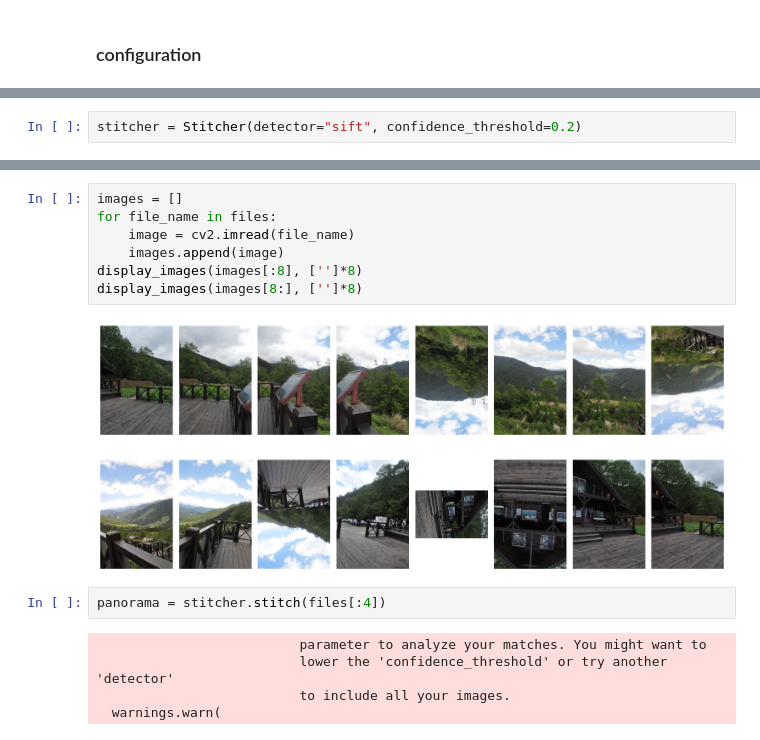
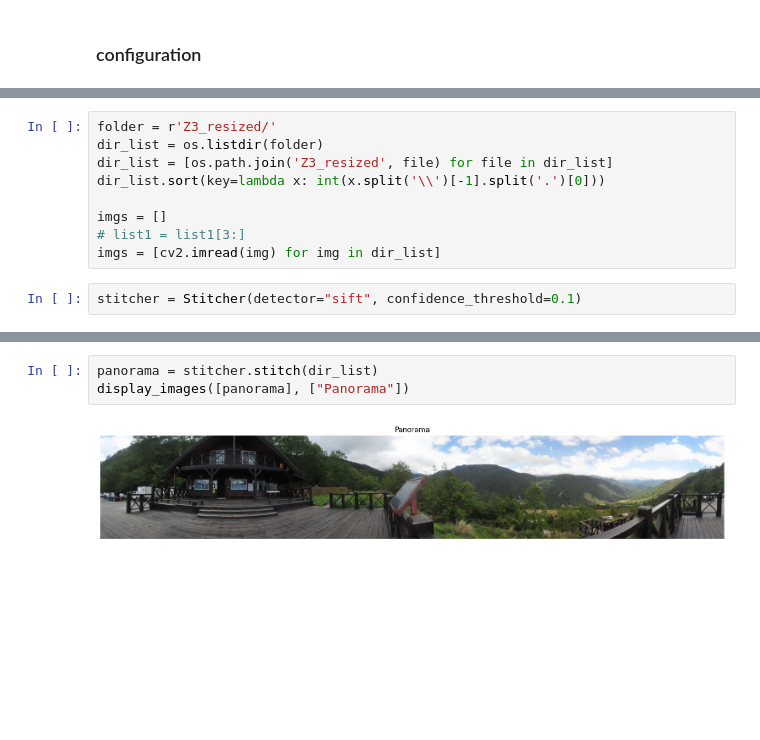
Before and after one commit to vabpf/cpv_with_huy, a Jupyter notebook: CuaBinh/stitching_detailed.ipynb, the cells around one changed output, grey strips where cells are left out. Cells and saved outputs as stored; diff of their text form; blank space fills up the shorter version.

```diff
--- a/CuaBinh/stitching_detailed.ipynb
+++ b/CuaBinh/stitching_detailed.ipynb
@@ -16,2 +61,11 @@ stitcher = Stitcher()
+# %%
+folder = r'Z3_resized/'
+dir_list = os.listdir(folder)
+dir_list = [os.path.join('Z3_resized', file) for file in dir_list]
+dir_list.sort(key=lambda x: int(x.split('\\')[-1].split('.')[0]))
+
+imgs = []
+# list1 = list1[3:]
+imgs = [cv2.imread(img) for img in dir_list]
 # %%
-stitcher = Stitcher(detector="sift", confidence_threshold=0.2)
+stitcher = Stitcher(detector="sift", confidence_threshold=0.1)
@@ -32,17 +72,5 @@ files[:9]
-# %%
-images = []
-for file_name in files:
-    image = cv2.imread(file_name)
-    images.append(image)
-display_images(images[:8], ['']*8)
-display_images(images[8:], ['']*8)
-# %% [output]
-[figure, removed]
-[figure, removed]
 # %%
-panorama = stitcher.stitch(files[:4])
+panorama = stitcher.stitch(dir_list)
+display_images([panorama], ["Panorama"])
 # %% [output]
-                          parameter to analyze your matches. You might want to
-                          lower the 'confidence_threshold' or try another 'detector'
-                          to include all your images.
-  warnings.warn(
+[figure, added]
```
Also changed, not shown: parts of 9 cells of this notebook, 16 other files.
